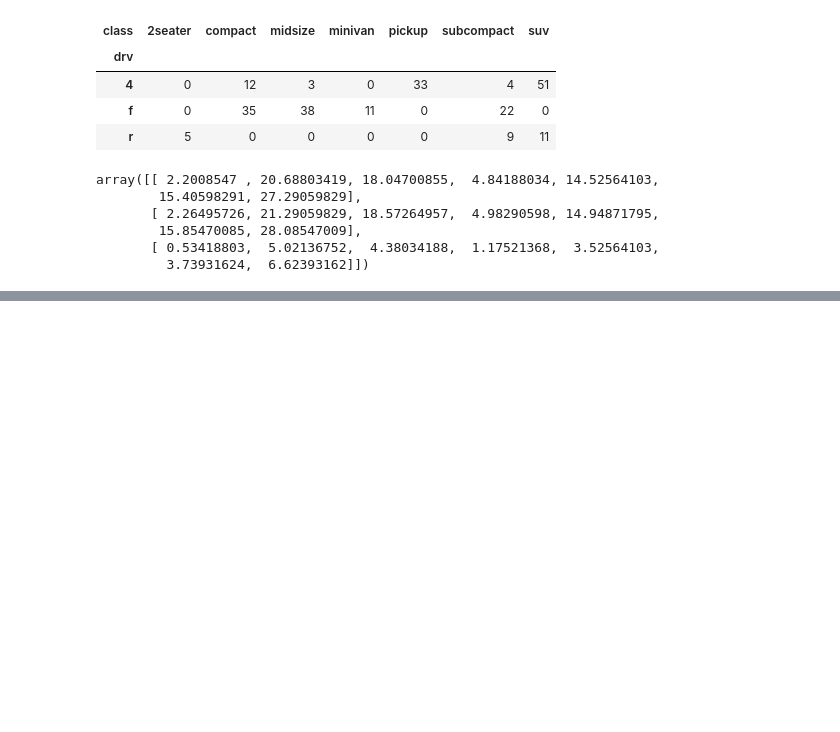
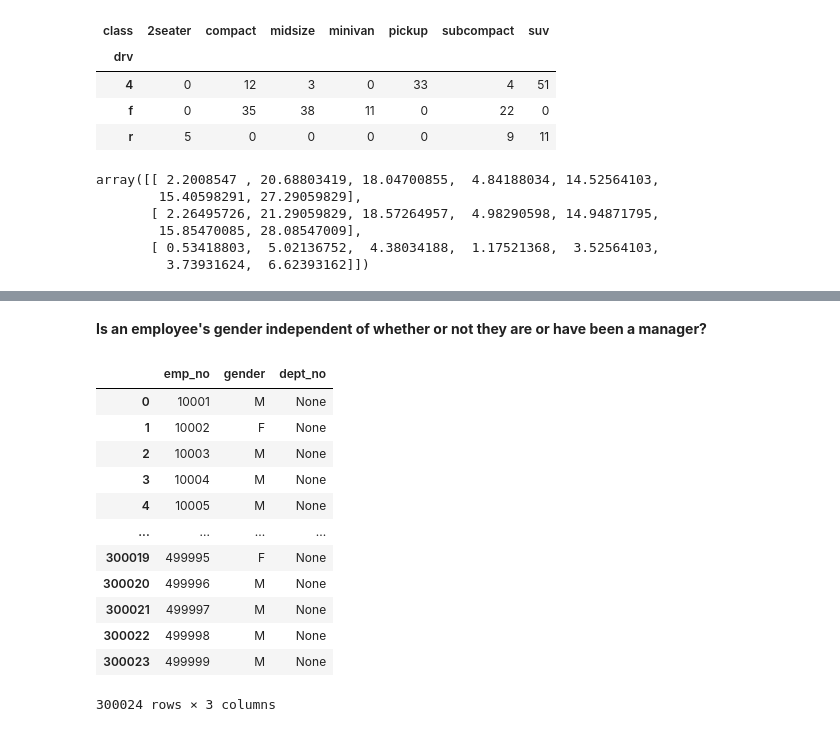
Before and after one commit to barbmarques/statistics-exercises, a Jupyter notebook: hypothesis_testing.ipynb, the cells around one changed output, grey strips where cells are left out. Saved outputs shown, nothing was run; the diff lists cells and outputs as text; code cells hidden in the pictures; blank space fills up the shorter version.

```diff
--- a/hypothesis_testing.ipynb
+++ b/hypothesis_testing.ipynb
@@ -852,0 +957,33 @@ def get_connection()
+# %% [markdown]
+**Is an employee's gender independent of whether or not they are or have been a manager?**
+# %%
+# I will need:
+# employee gender
+# manager status
+#
+# table needed: employees, dept_manager
+
+query = """
+    SELECT e.emp_no, e.gender, dm.dept_no
+    FROM employees as e
+    LEFT JOIN dept_manager AS dm ON e.emp_no = dm.emp_no
+    """
+# %%
+# create dataframe from query
+
+gender_manager = pd.read_sql(query, url)
+gender_manager
+# %% [output]
+|  | emp_no | gender | dept_no |
+| 0 | 10001 | M | None |
+| 1 | 10002 | F | None |
+| 2 | 10003 | M | None |
+| 3 | 10004 | M | None |
+| 4 | 10005 | M | None |
+| ... | ... | ... | ... |
+| 300019 | 499995 | F | None |
+| 300020 | 499996 | M | None |
+| 300021 | 499997 | M | None |
+| 300022 | 499998 | M | None |
+| 300023 | 499999 | M | None |
+300024 rows × 3 columns
```
Also changed, not shown: parts of 21 cells of this notebook.
